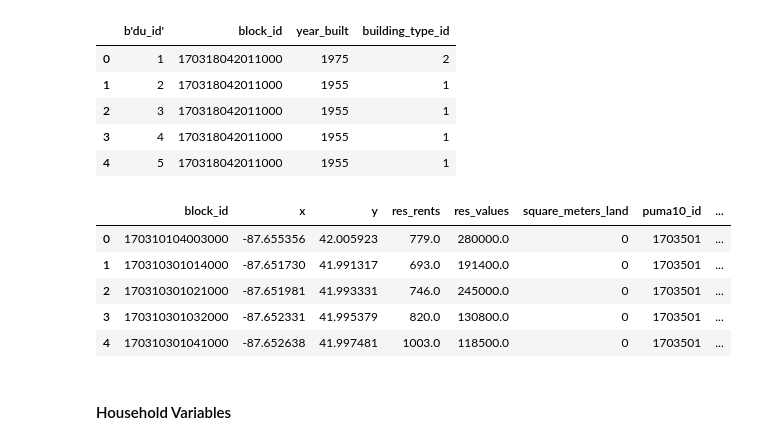
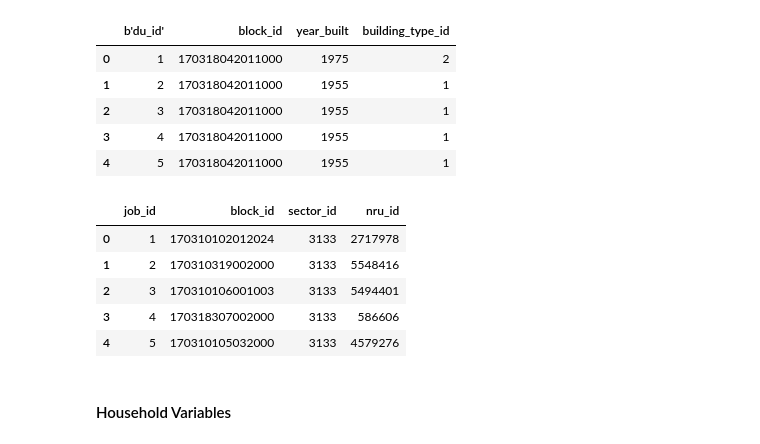
Before and after one commit to ual/ual_model_workspace, a Jupyter notebook: spring-2019-models/notebooks-amelia/urbansim to polaris data.ipynb, the cells around one changed output. Drawn from its saved outputs; the diff is of its cells as text; code cells hidden in the pictures.

```diff
--- a/spring-2019-models/notebooks-amelia/urbansim to polaris data.ipynb
+++ b/spring-2019-models/notebooks-amelia/urbansim to polaris data.ipynb
@@ -60,17 +68,17 @@ res_units_reset.head()
 | 2 | 3 | 170318042011000 | 1955 | 1 |
 | 3 | 4 | 170318042011000 | 1955 | 1 |
 | 4 | 5 | 170318042011000 | 1955 | 1 |
-# %%
-blocks = store["blocks"]
-blocks_reset = blocks.reset_index()
-blocks_reset.head()
-# %% [output]
-|  | block_id | x | y | res_rents | res_values | square_meters_land | puma10_id | ... |
-| 0 | 170310104003000 | -87.655356 | 42.005923 | 779.0 | 280000.0 | 0 | 1703501 | ... |
-| 1 | 170310301014000 | -87.651730 | 41.991317 | 693.0 | 191400.0 | 0 | 1703501 | ... |
-| 2 | 170310301021000 | -87.651981 | 41.993331 | 746.0 | 245000.0 | 0 | 1703501 | ... |
-| 3 | 170310301032000 | -87.652331 | 41.995379 | 820.0 | 130800.0 | 0 | 1703501 | ... |
-| 4 | 170310301041000 | -87.652638 | 41.997481 | 1003.0 | 118500.0 | 0 | 1703501 | ... |
+# %%
+jobs = store["jobs"]
+jobs_reset = jobs.reset_index()
+jobs_reset.head()
+# %% [output]
+|  | job_id | block_id | sector_id | nru_id |
+| 0 | 1 | 170310102012024 | 3133 | 2717978 |
+| 1 | 2 | 170310319002000 | 3133 | 5548416 |
+| 2 | 3 | 170310106001003 | 3133 | 5494401 |
+| 3 | 4 | 170318307002000 | 3133 | 586606 |
+| 4 | 5 | 170310105032000 | 3133 | 4579276 |
 # %% [markdown]
 #### Household Variables
 # %%
```
Also changed, not shown: parts of 5 cells of this notebook.
